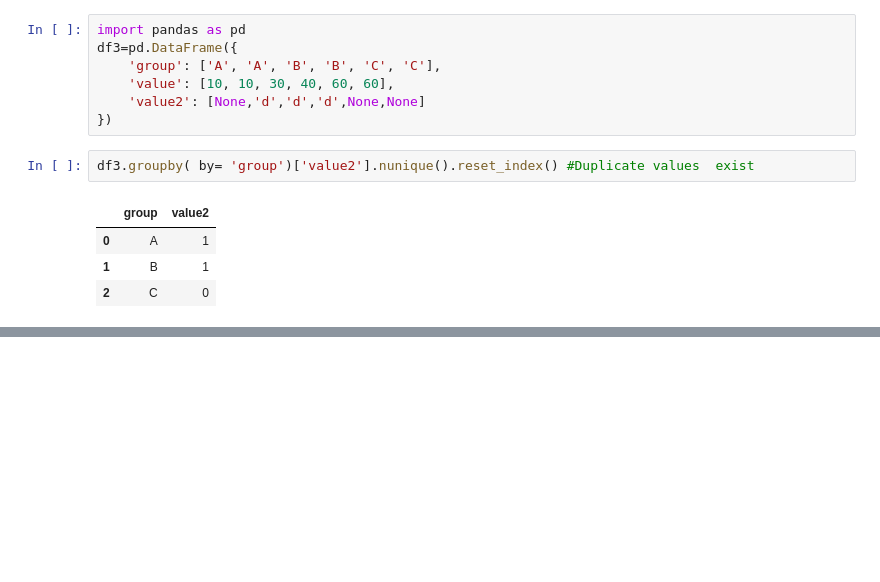
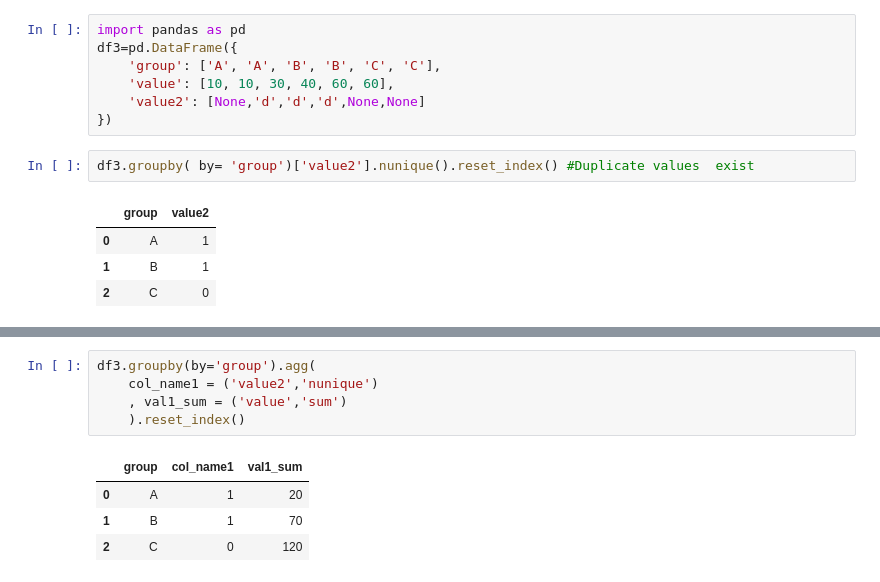
Before and after one commit to sokhan1/Introduction-to-data-analysts, a Jupyter notebook: 3_07_groupby.ipynb, the cells around one changed output, grey strips where cells are left out. Cells and saved outputs as stored; diff of their text form; blank space fills up the shorter version.

```diff
--- a/3_07_groupby.ipynb
+++ b/3_07_groupby.ipynb
@@ -154,0 +174,10 @@ df3.groupby( by= 'group')['value2'].nunique().reset_index() #Duplicate values  e
+# %%
+df3.groupby(by='group').agg(
+    col_name1 = ('value2','nunique')
+    , val1_sum = ('value','sum')
+    ).reset_index()
+# %% [output]
+|  | group | col_name1 | val1_sum |
+| 0 | A | 1 | 20 |
+| 1 | B | 1 | 70 |
+| 2 | C | 0 | 120 |
```
Also changed, not shown: parts of 3 cells of this notebook.
